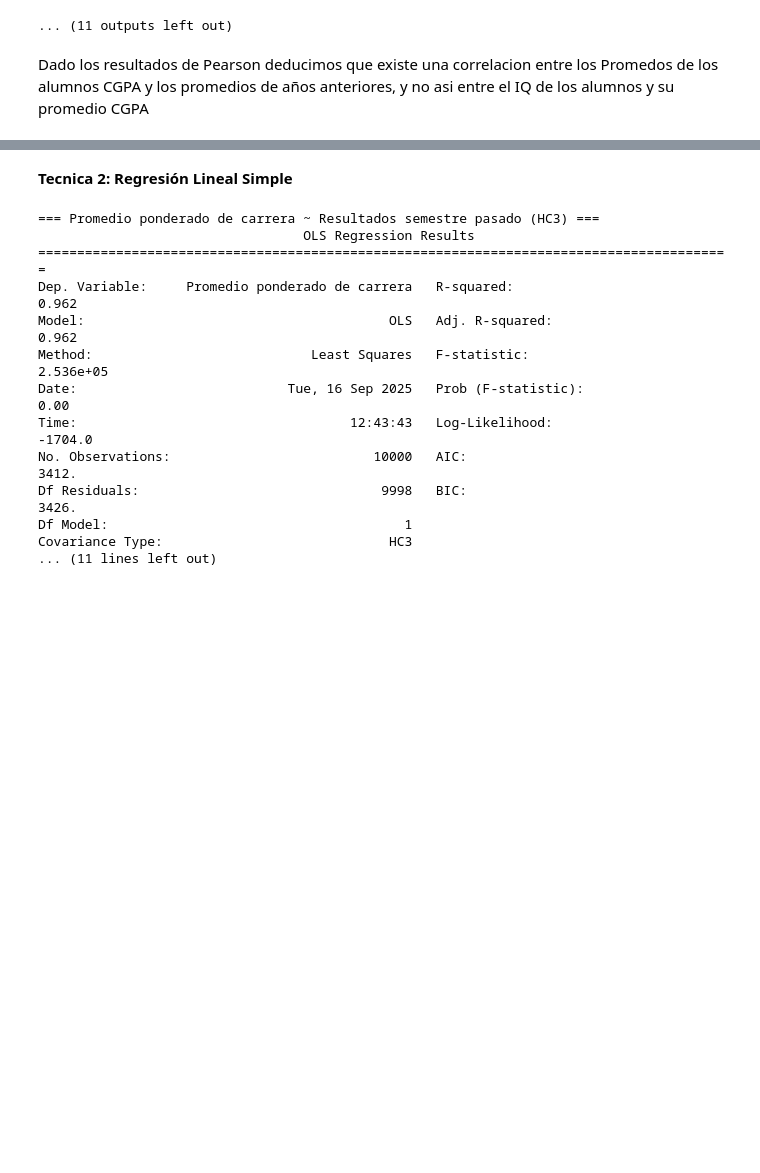
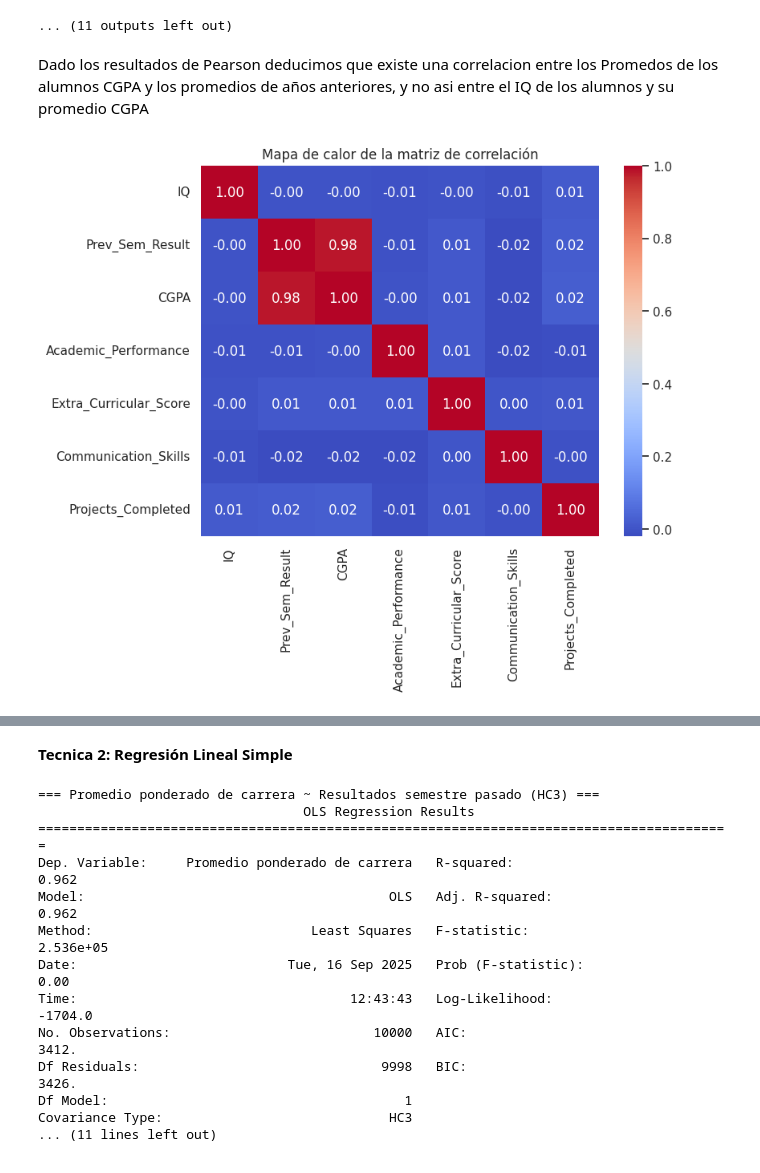
Before and after one commit to cjuangab/EstadisticayExploraciondeDatosII, a Jupyter notebook: Evidencia_2.ipynb, the cells around one changed output, grey strips where cells are left out. Saved outputs shown, nothing was run; the diff lists cells and outputs as text; code cells hidden in the pictures; blank space fills up the shorter version.

Commit message:
Se agrega matriz de correlación

```diff
--- a/Evidencia_2.ipynb
+++ b/Evidencia_2.ipynb
@@ -283,3 +283,18 @@ Frecuencias para Internship_Experience:
 ... (11 outputs left out)
 # %% [markdown]
 Dado los resultados de Pearson deducimos que existe una correlacion entre los Promedos de los alumnos CGPA y los promedios de años anteriores, y no asi entre el IQ de los alumnos y su promedio CGPA
+# %%
+# se toman sólo columnas numéricas
+num_df = df.select_dtypes(include=['number'])
+corr_mat = num_df.corr()
+
+#print("Matriz de correlación:")
+#print(corr_mat)
+
+# heat map
+plt.figure(figsize=(8,6))
+sns.heatmap(corr_mat, annot=True, cmap='coolwarm', fmt=".2f")
+plt.title('Mapa de calor de la matriz de correlación')
+plt.show()
+# %% [output]
+[figure, added]
```
Also changed, not shown: parts of 1 cell of this notebook.
